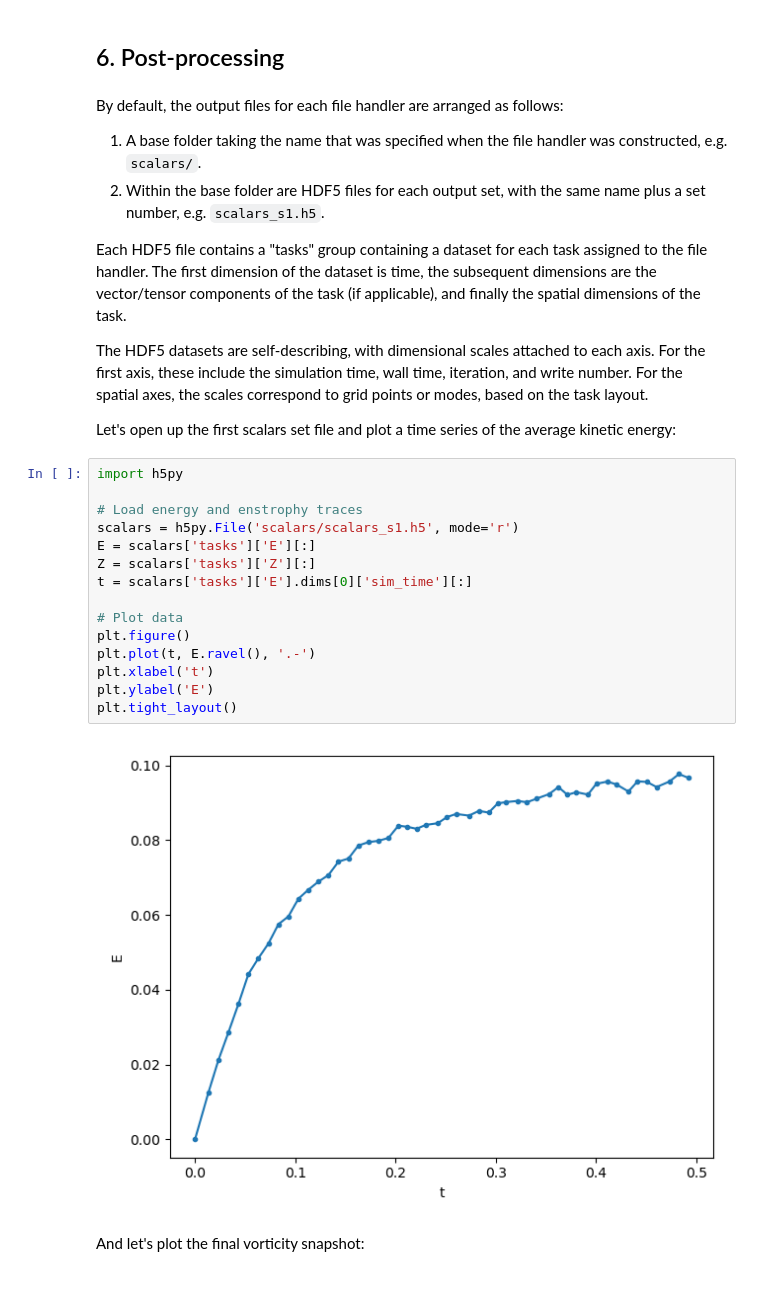
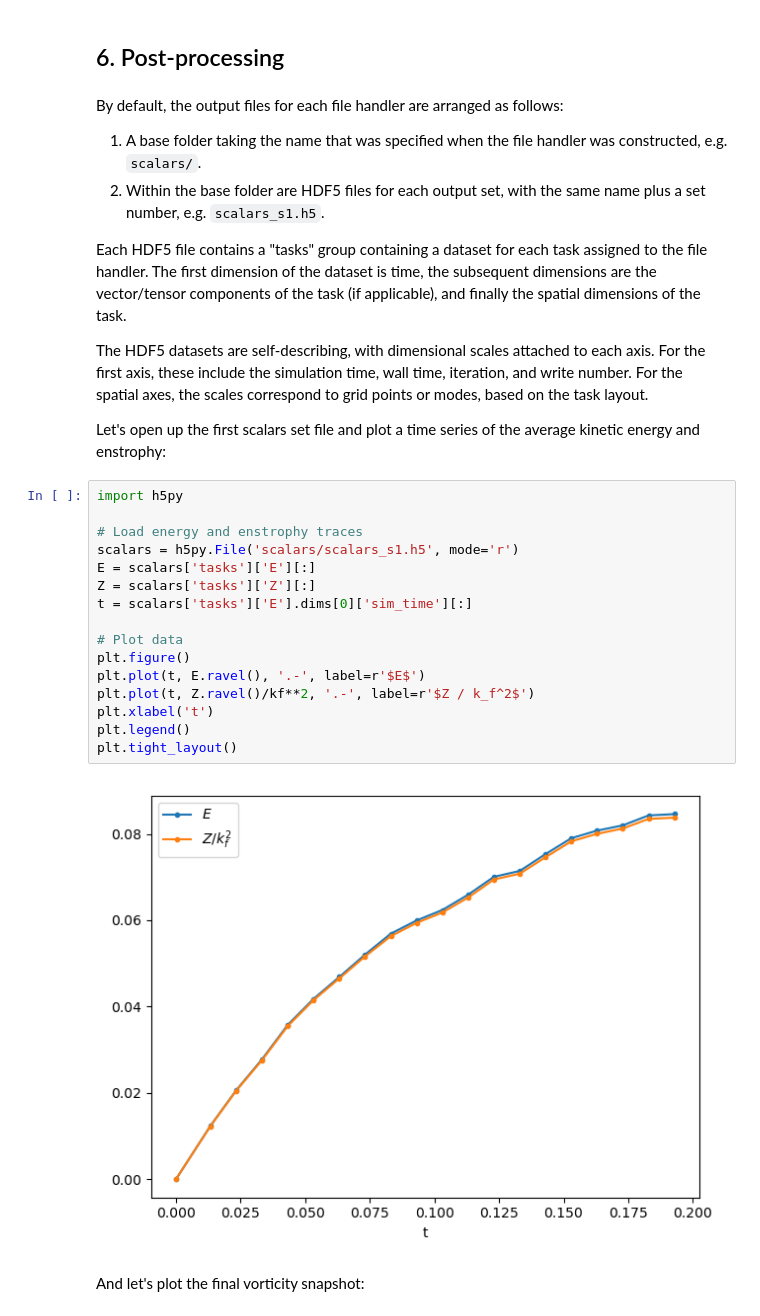
Before and after one commit to kburns/cism_dedalus_2023, a Jupyter notebook: lecture_3_2d_turbulence.ipynb, the cells around one changed output. Saved outputs shown, nothing was run; the diff lists cells and outputs as text; blank space fills up the shorter version.

```diff
--- a/lecture_3_2d_turbulence.ipynb
+++ b/lecture_3_2d_turbulence.ipynb
@@ -347,24 +346,25 @@ The HDF5 datasets are self-describing, with dimensional scales attached to each
 For the first axis, these include the simulation time, wall time, iteration, and write number.
 For the spatial axes, the scales correspond to grid points or modes, based on the task layout.
 
-Let's open up the first scalars set file and plot a time series of the average kinetic energy:
+Let's open up the first scalars set file and plot a time series of the average kinetic energy and enstrophy:
 # %%
 import h5py
 
 # Load energy and enstrophy traces
 scalars = h5py.File('scalars/scalars_s1.h5', mode='r')
 E = scalars['tasks']['E'][:]
 Z = scalars['tasks']['Z'][:]
 t = scalars['tasks']['E'].dims[0]['sim_time'][:]
 
 # Plot data
 plt.figure()
-plt.plot(t, E.ravel(), '.-')
+plt.plot(t, E.ravel(), '.-', label=r'$E$')
+plt.plot(t, Z.ravel()/kf**2, '.-', label=r'$Z / k_f^2$')
 plt.xlabel('t')
-plt.ylabel('E')
+plt.legend()
 plt.tight_layout()
 # %% [output]
-[figure, old version]
+[figure, new version]
 # %% [markdown]
 And let's plot the final vorticity snapshot:
 # %%
```
Also changed, not shown: parts of 9 cells of this notebook, 4 other files.
